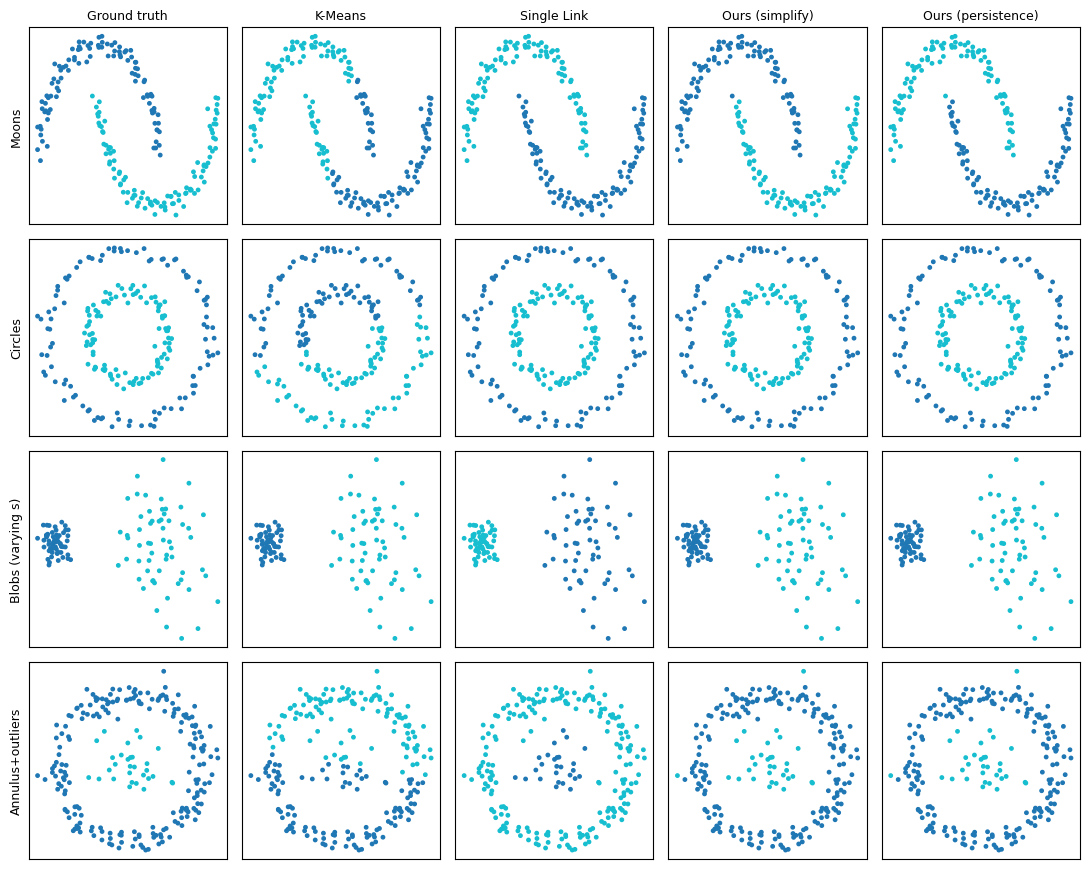
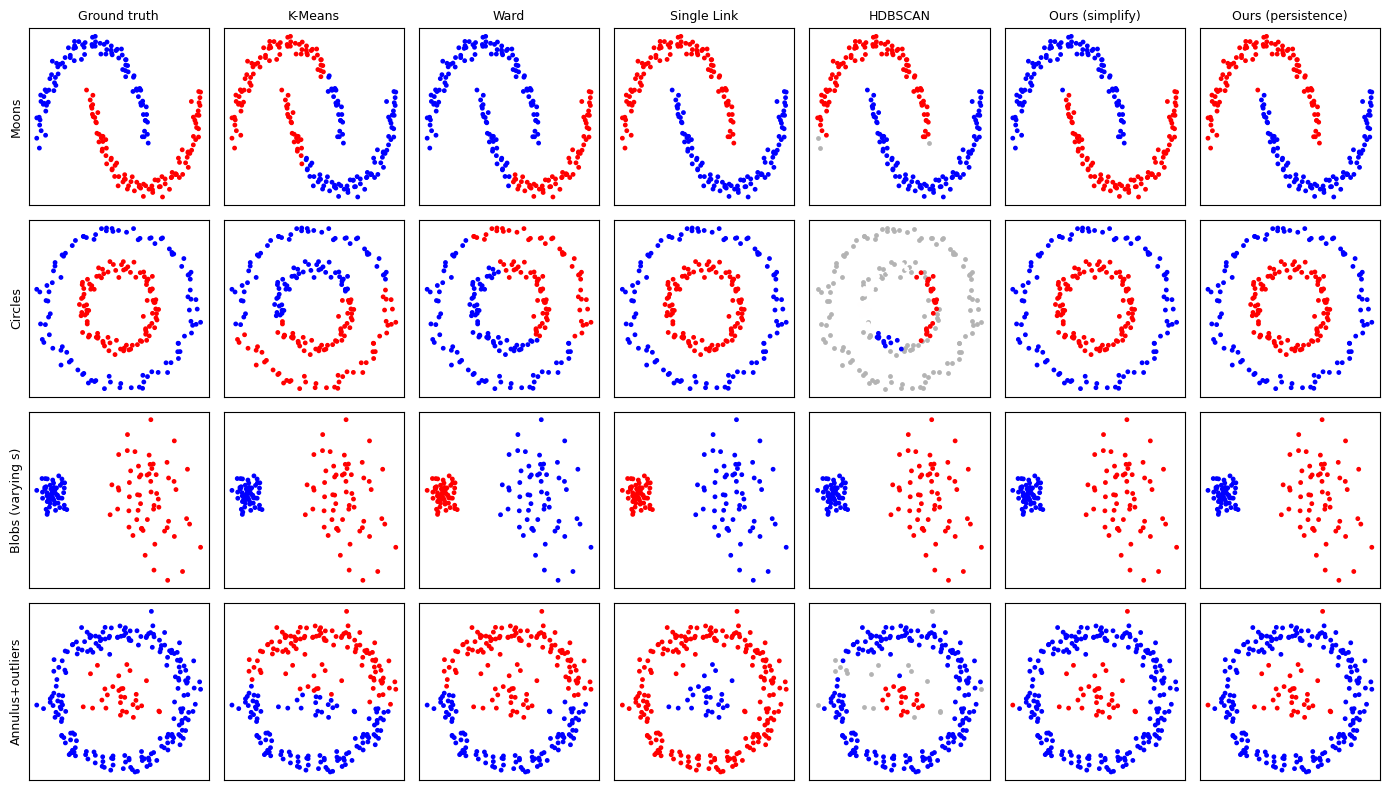
The notebook cell's code change between the first figure and the second:
--- before
+++ after
@@ -1,10 +1,18 @@
-shown = ["Ground truth", "K-Means", "Single Link", "Ours (simplify)", "Ours (persistence)"]
+shown = ["Ground truth", "K-Means", "Ward", "Single Link", "HDBSCAN",
+         "Ours (simplify)", "Ours (persistence)"]
 fig, axes = plt.subplots(len(results), len(shown),
-                         figsize=(2.2 * len(shown), 2.2 * len(results)))
+                         figsize=(2.0 * len(shown), 2.0 * len(results)))
 for row, (name, (X, y, labels)) in enumerate(results.items()):
     for col, m in enumerate(shown):
         ax = axes[row, col]
-        c = y if m == "Ground truth" else labels[m]
-        ax.scatter(X[:, 0], X[:, 1], c=c, cmap="tab10", s=6)
+        c = np.asarray(y if m == "Ground truth" else labels[m])
+        noise = c == -1
+        if noise.any():
+            ax.scatter(X[noise, 0], X[noise, 1], c="0.7", s=6)
+        if (~noise).any():
+            _, c_norm = np.unique(c[~noise], return_inverse=True)
+            ax.scatter(X[~noise, 0], X[~noise, 1], c=c_norm,
+                       cmap="bwr", s=6,
+                       vmin=0, vmax=max(1, c_norm.max()))
         ax.set_xticks([]); ax.set_yticks([])
         if row == 0:

Commit: updated 01, 10 and 15 notebooks